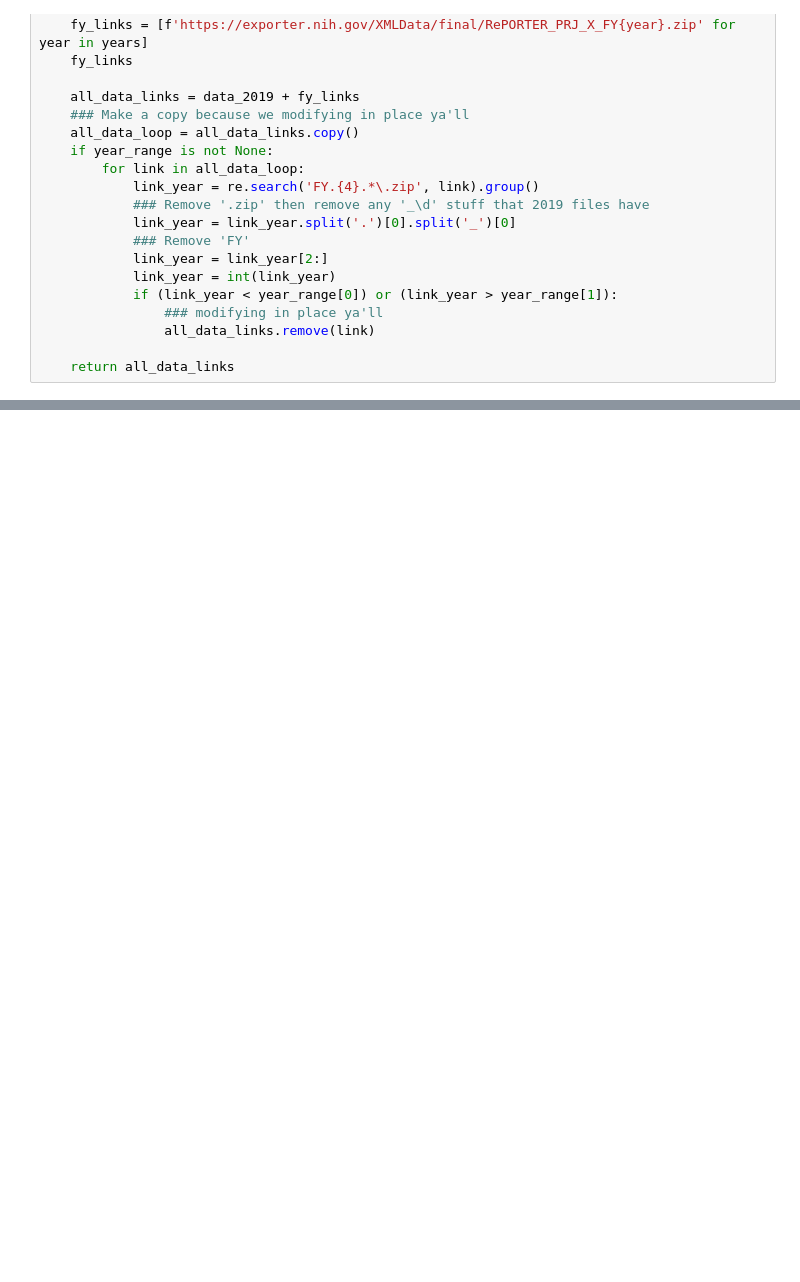
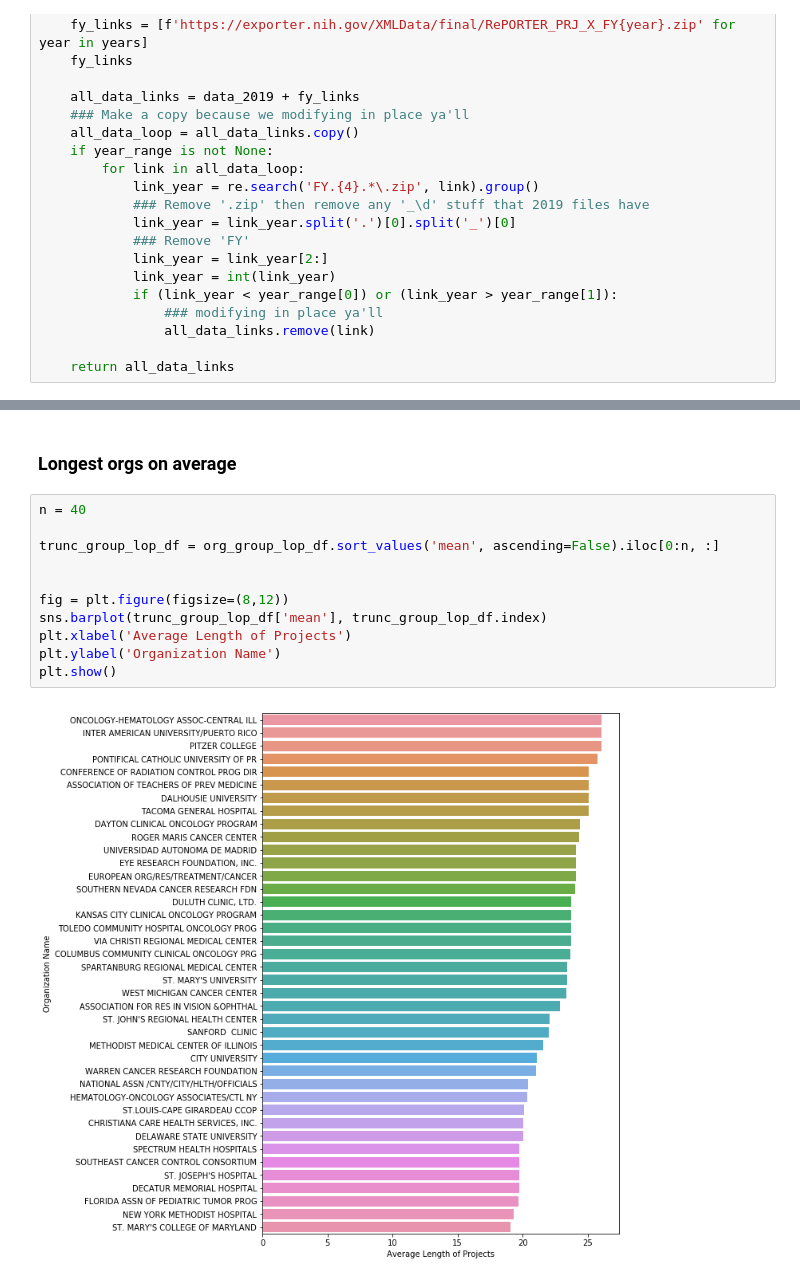
Before and after one commit to mrtoronto/nih_project_data, a Jupyter notebook: get_nih_data.ipynb, the cells around one changed output, grey strips where cells are left out. Cells and saved outputs as stored; diff of their text form; blank space fills up the shorter version.

```diff
--- a/get_nih_data.ipynb
+++ b/get_nih_data.ipynb
@@ -115,0 +160,15 @@ Index(['application_id', 'activity', 'administering_ic', 'application_type',
+# %% [markdown]
+### Longest orgs on average
+# %%
+n = 40
+
+trunc_group_lop_df = org_group_lop_df.sort_values('mean', ascending=False).iloc[0:n, :]
+
+
+fig = plt.figure(figsize=(8,12))
+sns.barplot(trunc_group_lop_df['mean'], trunc_group_lop_df.index)
+plt.xlabel('Average Length of Projects')
+plt.ylabel('Organization Name')
+plt.show()
+# %% [output]
+[figure, added]
```
Also changed, not shown: parts of 26 cells of this notebook.
